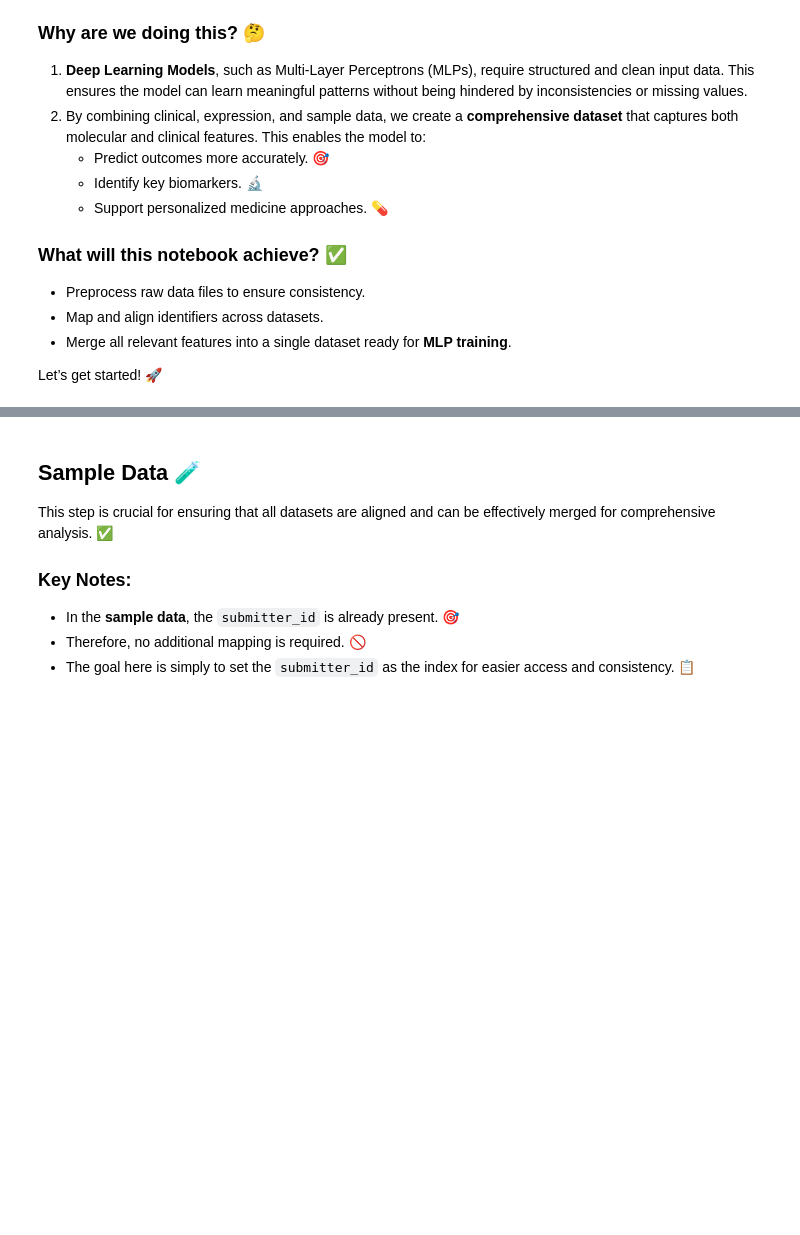
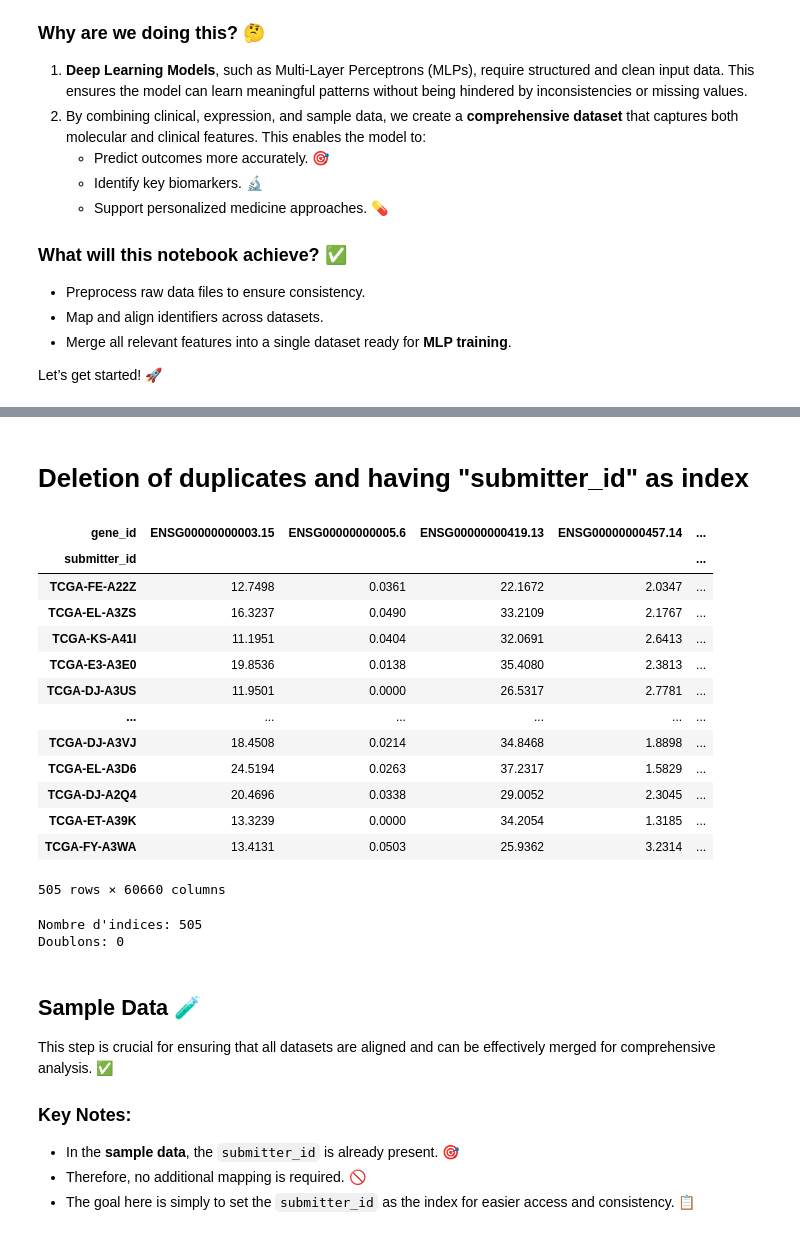
Before and after one commit to elodiehusson/Deep-Learning-Project, a Jupyter notebook: script/Fusion_Filter_Data.ipynb, the cells around one changed output, grey strips where cells are left out. Cells and saved outputs as stored; diff of their text form; code cells hidden in the pictures; blank space fills up the shorter version.

Commit message:
deleting duplicates and file cleaning

```diff
--- a/script/Fusion_Filter_Data.ipynb
+++ b/script/Fusion_Filter_Data.ipynb
@@ -182,3 +194,58 @@ clinical
+# %% [markdown]
+# Deletion of duplicates and having "submitter_id" as index
+# %%
+# 1) Construire le dictionnaire file_name -> case_id
+file_to_case = (
+    map_df.drop_duplicates(subset="file_name")   # sécurité si jamais
+          .set_index("file_name")["case_id"]
+)
+
+# 2) Créer un nouveau df avec la colonne case_id mappée depuis l'index (file_name)
+expr_matrix = concat_all_expr.copy()
+expr_matrix.insert(
+    0,  # met la colonne au début (optionnel)
+    "case_id",
+    expr_matrix.index.to_series().map(file_to_case)
+)
+
+# 3) Retirer les lignes non mappées
+expr_matrix = expr_matrix.dropna(subset=["case_id"]).copy()
+
+# 4) Garder un seul échantillon par case_id (le premier rencontré)
+expr_matrix = expr_matrix.loc[~expr_matrix["case_id"].duplicated(keep="first")].copy()
+
+# 5) supprimer la colonne case_id
+expr_matrix = expr_matrix.drop(columns=["case_id"])
+
+
+# 6) Mettre les submitter_id comme index
+case_to_submitter = (map_df.drop_duplicates(subset="file_name").set_index("file_name")["submitter_id"]) # Construire le mapping file_name -> submitter_id
+expr_matrix.index = expr_matrix.index.map(case_to_submitter)
+expr_matrix.index.name = "submitter_id"
+
+expr_matrix
+# %% [output]
+| gene_id | ENSG00000000003.15 | ENSG00000000005.6 | ENSG00000000419.13 | ENSG00000000457.14 | ... |
+| submitter_id |  |  |  |  | ... |
+| TCGA-FE-A22Z | 12.7498 | 0.0361 | 22.1672 | 2.0347 | ... |
+| TCGA-EL-A3ZS | 16.3237 | 0.0490 | 33.2109 | 2.1767 | ... |
+| TCGA-KS-A41I | 11.1951 | 0.0404 | 32.0691 | 2.6413 | ... |
+| TCGA-E3-A3E0 | 19.8536 | 0.0138 | 35.4080 | 2.3813 | ... |
+| TCGA-DJ-A3US | 11.9501 | 0.0000 | 26.5317 | 2.7781 | ... |
+| ... | ... | ... | ... | ... | ... |
+| TCGA-DJ-A3VJ | 18.4508 | 0.0214 | 34.8468 | 1.8898 | ... |
+| TCGA-EL-A3D6 | 24.5194 | 0.0263 | 37.2317 | 1.5829 | ... |
+| TCGA-DJ-A2Q4 | 20.4696 | 0.0338 | 29.0052 | 2.3045 | ... |
+| TCGA-ET-A39K | 13.3239 | 0.0000 | 34.2054 | 1.3185 | ... |
+| TCGA-FY-A3WA | 13.4131 | 0.0503 | 25.9362 | 3.2314 | ... |
+505 rows × 60660 columns
+# %%
+# vérifier les doublons éventuels après suppression des doublons
+print("Nombre d'indices:", len(expr_matrix.index))
+print("Doublons:", expr_matrix.index.duplicated().sum())
+# %% [output]
+Nombre d'indices: 505
+Doublons: 0
 # %% [markdown]
 ## Sample Data 🧪
 
```
Also changed, not shown: parts of 21 cells of this notebook, 4 other files.
